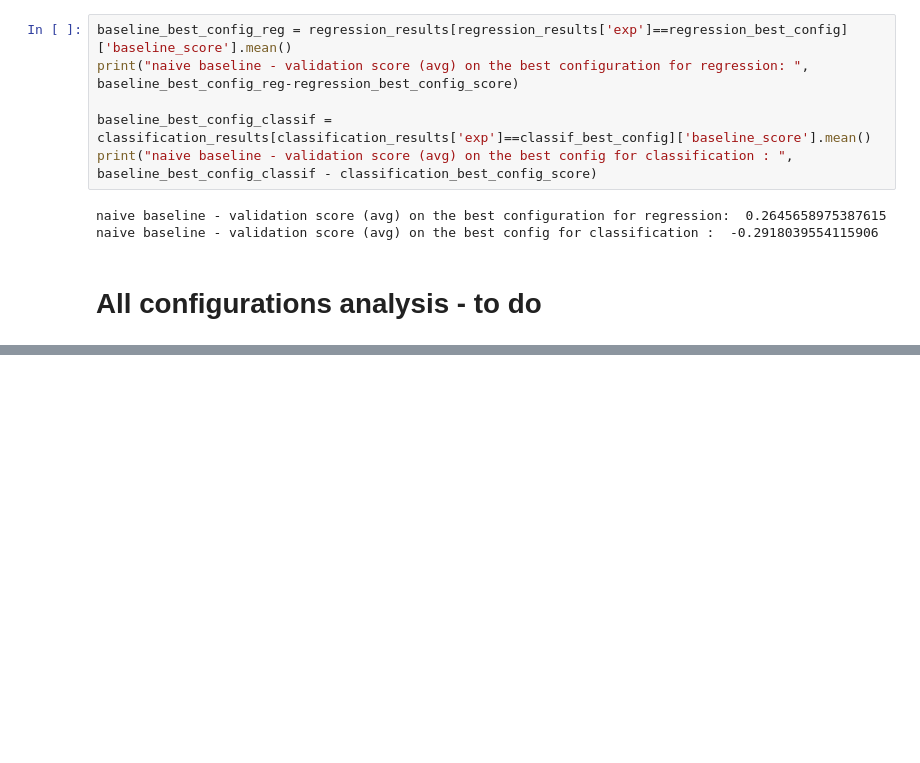
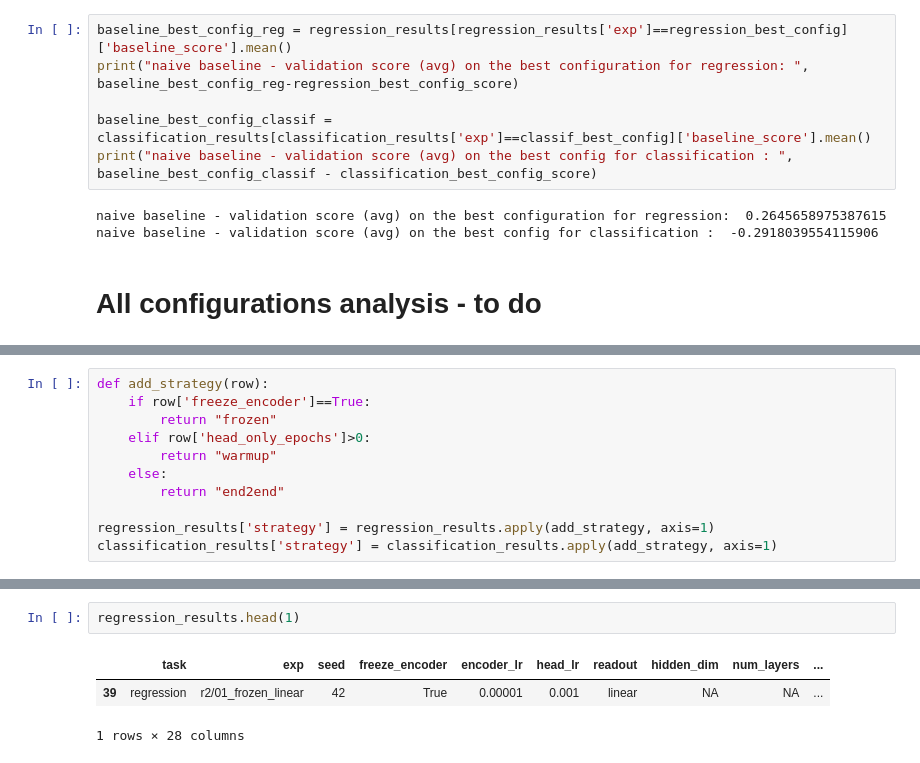
Before and after one commit to Aryan-Mi/02456-deep-learning-cyp-project, a Jupyter notebook: notebooks/04_chemeleon_run2_analysis.ipynb, the cells around one changed output, grey strips where cells are left out. Cells and saved outputs as stored; diff of their text form; blank space fills up the shorter version.

```diff
--- a/notebooks/04_chemeleon_run2_analysis.ipynb
+++ b/notebooks/04_chemeleon_run2_analysis.ipynb
@@ -180,0 +185,11 @@ naive baseline - validation score (avg) on the best config for classification :
+# %%
+def add_strategy(row):
+    if row['freeze_encoder']==True:
+        return "frozen"
+    elif row['head_only_epochs']>0:
+        return "warmup"
+    else:
+        return "end2end"
+
+regression_results['strategy'] = regression_results.apply(add_strategy, axis=1)
+classification_results['strategy'] = classification_results.apply(add_strategy, axis=1)
@@ -180,0 +207,6 @@ naive baseline - validation score (avg) on the best config for classification :
+# %%
+regression_results.head(1)
+# %% [output]
+|  | task | exp | seed | freeze_encoder | encoder_lr | head_lr | readout | hidden_dim | num_layers | ... |
+| 39 | regression | r2/01_frozen_linear | 42 | True | 0.00001 | 0.001 | linear | NA | NA | ... |
+1 rows × 28 columns
```
Also changed, not shown: parts of 13 cells of this notebook.
